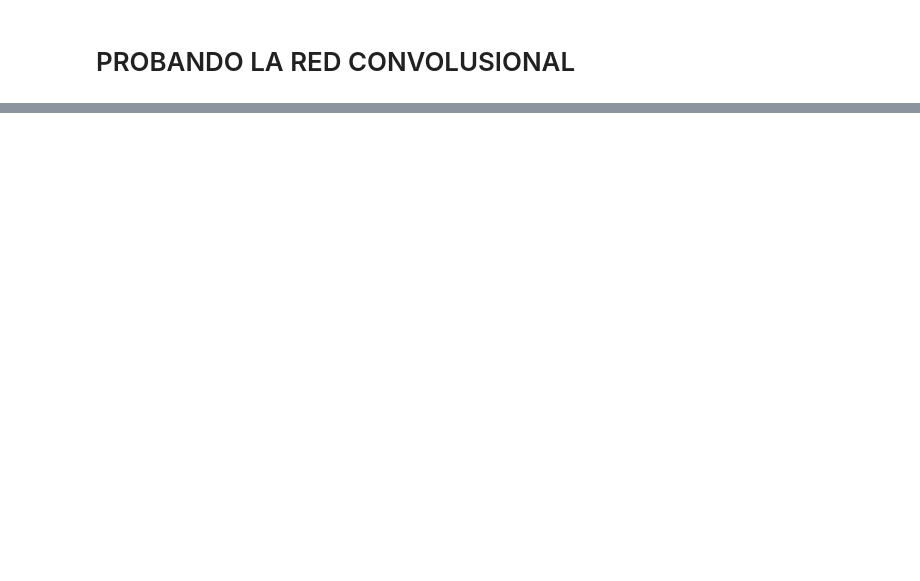
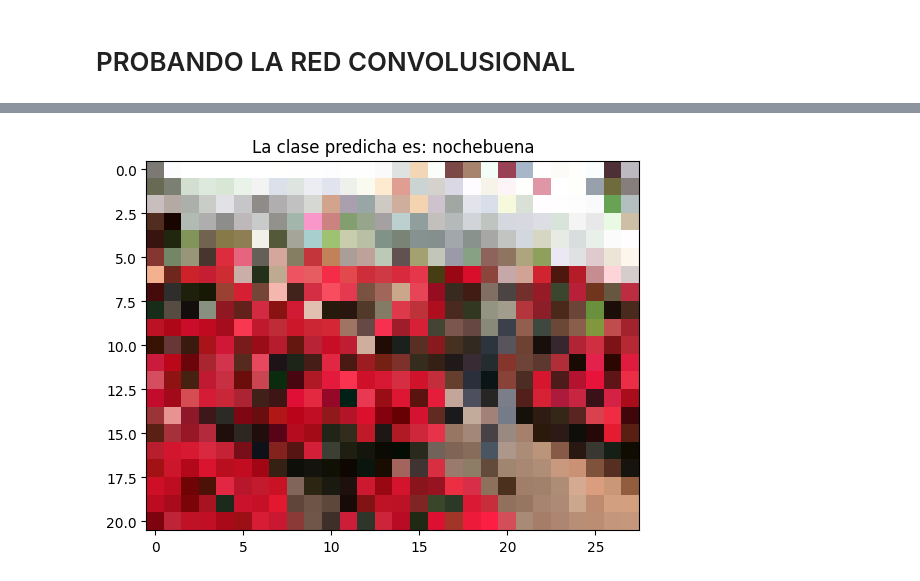
Before and after one commit to DanielMMITM/Proyectos-finales-Inteligencia-Artificial, a Jupyter notebook: ProyectoFlores/CNN.ipynb, the cells around one changed output, grey strips where cells are left out. Saved outputs shown, nothing was run; the diff lists cells and outputs as text; code cells hidden in the pictures; blank space fills up the shorter version.

```diff
--- a/ProyectoFlores/CNN.ipynb
+++ b/ProyectoFlores/CNN.ipynb
@@ -376,8 +375,13 @@ weighted avg       0.83      0.83      0.83      3867
 # %% [markdown]
 # PROBANDO LA RED CONVOLUSIONAL
 # %%
+import cv2
+import numpy as np
+from tensorflow.keras.models import load_model
+# Cargar el modelo desde el archivo HDF5
+CNNDefinitiva_model = load_model('C:\\xampp\\htdocs\\phaser\\ProyectoFlores\\CNNDefinitiva.h5py')
 # Cargar la imagen con OpenCV
-img = cv2.imread('prueba.jpg')
+img = cv2.imread('C:\\Users\\Edani\\Downloads\\PruebaVideo\\.jpg')
 img = cv2.resize(img, (28, 21))
 img = cv2.cvtColor(img, cv2.COLOR_BGR2RGB)
 img_array = np.array(img)
@@ -387,7 +391,7 @@ img_array = img_array.astype('float32')
 img_array = img_array / 255.
 
 # Realizar la predicción
-predicted_class = flowers_model.predict(img_array)
+predicted_class = CNNDefinitiva_model.predict(img_array)
 clase_predicha = np.argmax(predicted_class)
 
 # Obtener el nombre de la clase predicha (asumiendo que tienes un diccionario class_names) # Reemplaza con tu diccionario
@@ -395,6 +399,6 @@ nombre_clase_predicha = flores[clase_predicha]
 
 # Mostrar la imagen con el nombre de la clase predicha
 plt.imshow(img_array[0, :, :])
-plt.title(nombre_clase_predicha, fontsize=12)
+plt.title("La clase predicha es: "+ nombre_clase_predicha, fontsize=12)
 plt.show()
 # %% [output]
@@ -401,0 +406 @@ NameError: name 'cv2' is not defined
+[figure, added]
```
Also changed, not shown: parts of 26 cells of this notebook, 44 other files.
